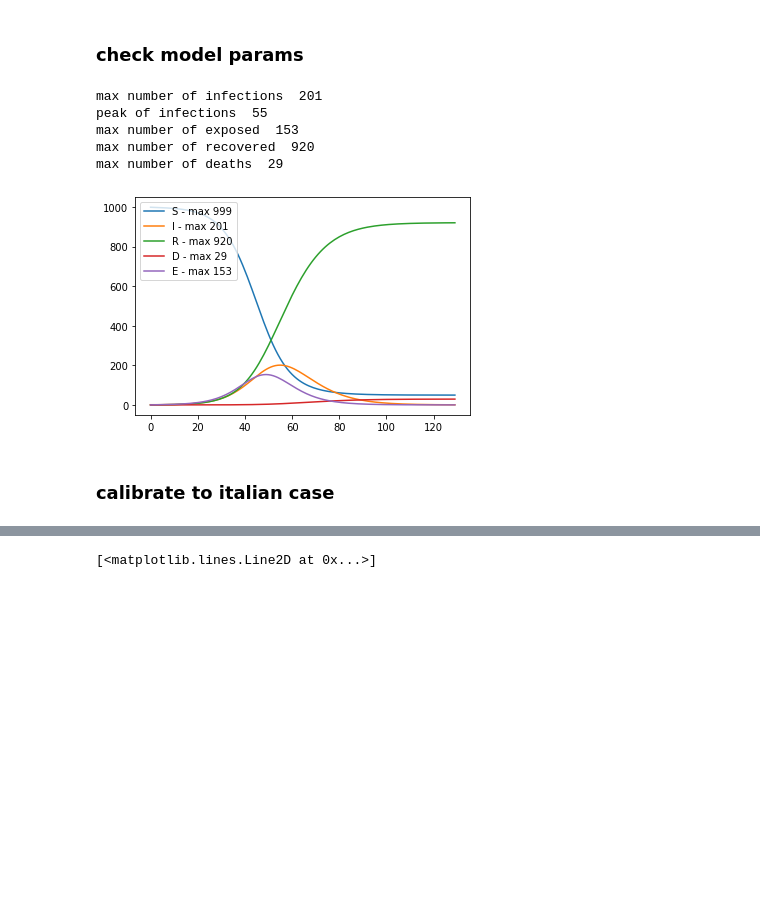
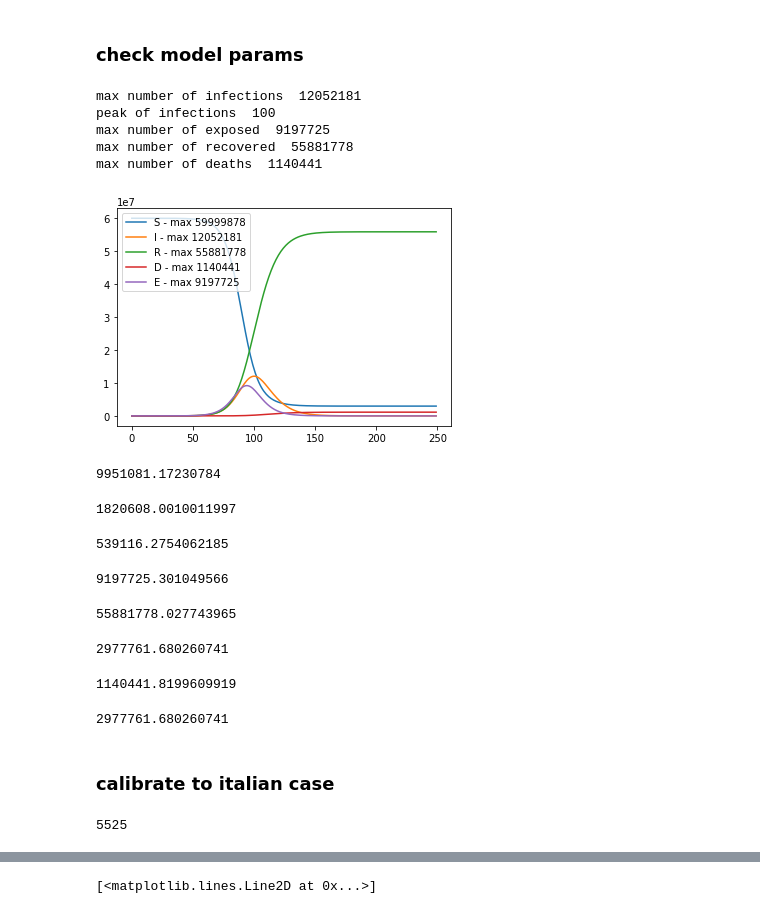
Before and after one commit to mspadaccino/COVID-19, a Jupyter notebook: notebooks/SIRD model.ipynb, the cells around one changed output, grey strips where cells are left out. Drawn from its saved outputs; the diff is of its cells as text; code cells hidden in the pictures; blank space fills up the shorter version.

```diff
--- a/notebooks/SIRD model.ipynb
+++ b/notebooks/SIRD model.ipynb
@@ -579,37 +601,75 @@ def plot_SEIIIRD(time_range, S0, E0, I10, I20, I30,
 # %%
 cases_multiplier = 10
 df = pd.read_csv('../data/dpc-covid19-ita-andamento-nazionale.csv').drop('stato',1)
-N = 1000
-I10 = 1
+N = 60000000
+I10 = 122
 I20 = 0
 I30 = 0
 R0 = 0
 E0 = 0
 D0 = 0
-time_range = range(130)
+S0 = N-I10-I20-I30-R0-E0-D0
+time_range = range(250)
 beta1 = 0.5
 beta2 = 0.1
 beta3 = 0.1
 IncubPeriod = 5
 DurMildInf = 6
+FracSevere = 0.15
 FracCritical = 0.05
-FracSevere = 0.15
-FracMild = 1. - FracCritical - FracSevere
+
+#FracMild = 1. - FracCritical - FracSevere
 DurHosp = 6
-TimeICUDeath = 8
-CFR = 0.031
-S, E, I1, I2, I3, R, D = plot_SEIIIRD(time_range, S0, E0, I10, I20, I30,
+DurICU = 8
+CFR = 0.02
+S, E, I, I1, I2, I3, R, D = plot_SEIIIRD(time_range, S0, E0, I10, I20, I30,
                                           R0, D0, beta1, beta2, beta3,
-                                          IncubPeriod, DurMildInf,FracMild,
-                                          FracCritical, FracSevere,
-                                          DurHosp, TimeICUDeath, CFR,
+                                          IncubPeriod, DurMildInf,
+                                          FracSevere, FracCritical,
+                                          DurHosp, DurICU, CFR,
                                      output = ['S', 'I', 'R', 'D', 'E'])
 # %% [output]
-max number of infections  201
-peak of infections  55
-max number of exposed  153
-max number of recovered  920
-max number of deaths  29
+max number of infections  12052181
+peak of infections  100
+max number of exposed  9197725
+max number of recovered  55881778
+max number of deaths  1140441
-[figure, old version]
+[figure, new version]
+# %%
+I1.max()
+# %% [output]
+9951081.17230784
+# %%
+I2.max()
+# %% [output]
+1820608.0010011997
+# %%
+I3.max()
+# %% [output]
+539116.2754062185
+# %%
+E.max()
+# %% [output]
+9197725.301049566
+# %%
+R.max()
+# %% [output]
+55881778.027743965
+# %%
+S.min()
+# %% [output]
+2977761.680260741
+# %%
+D[-1]
+# %% [output]
+1140441.8199609919
+# %%
+S[-1]
+# %% [output]
+2977761.680260741
 # %% [markdown]
 ### calibrate to italian case
+# %%
+cases_multiplier*I10
+# %% [output]
+5525
```
Also changed, not shown: parts of 14 cells of this notebook, 3 other files.
